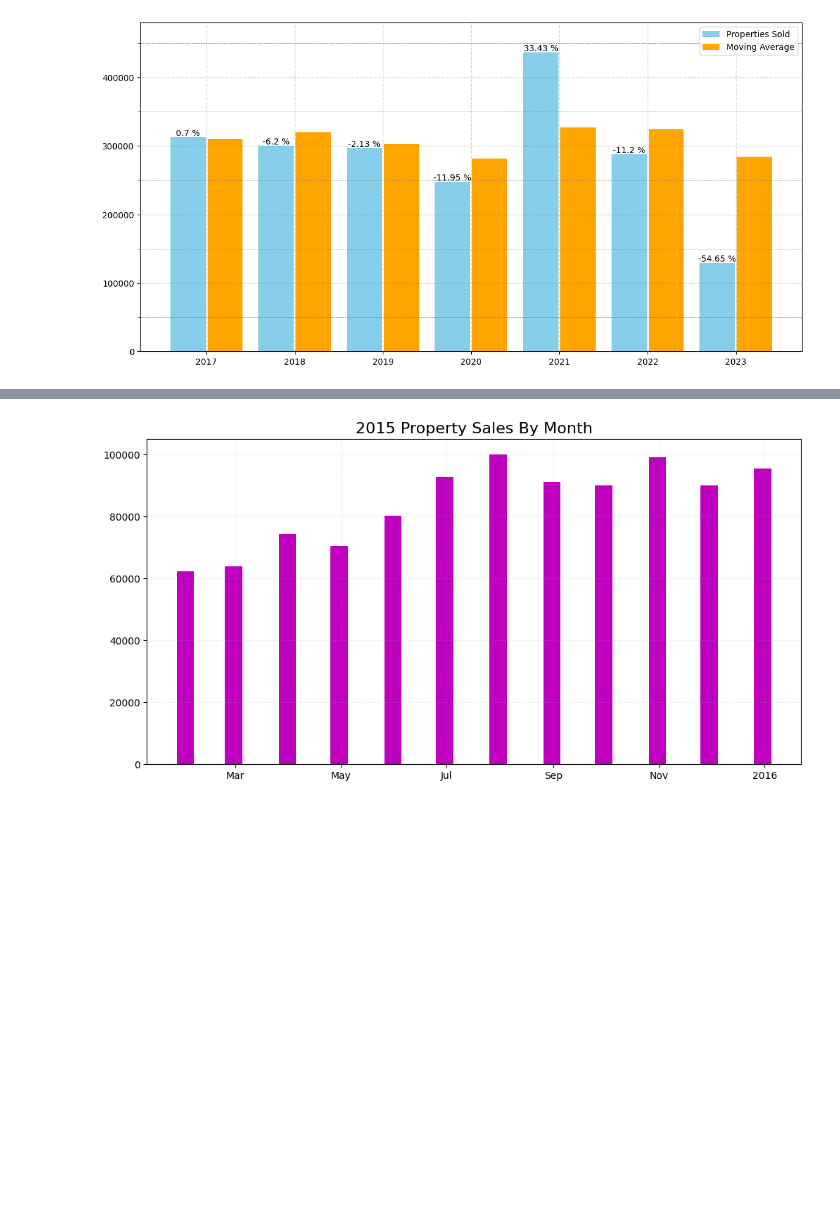
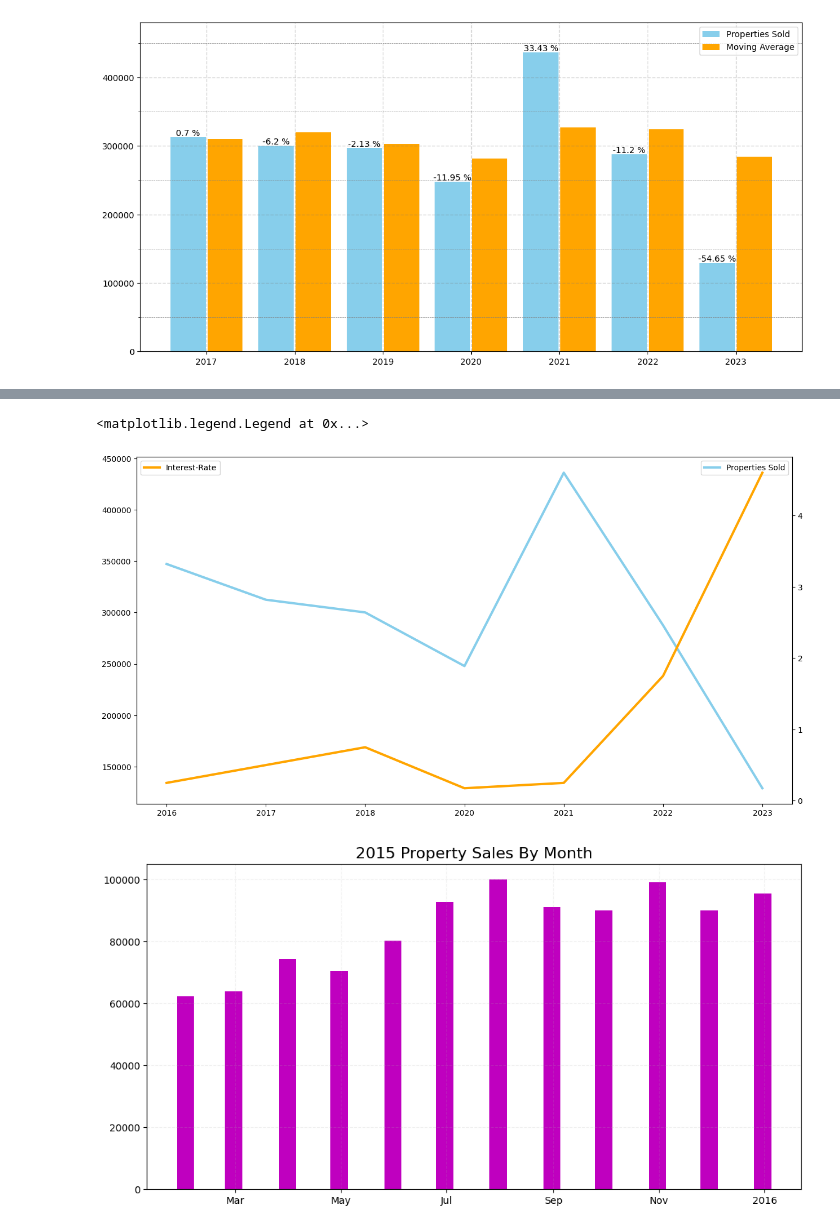
Before and after one commit to Dan-Mihaylov/Economic-Data-Analysis, a Jupyter notebook: uk_house_market_data_analysis.ipynb, the cells around one changed output, grey strips where cells are left out. Drawn from its saved outputs; the diff is of its cells as text; code cells hidden in the pictures; blank space fills up the shorter version.

Commit message:
Finding correlation
Finding correlation between properties sold and interest rates

```diff
--- a/uk_house_market_data_analysis.ipynb
+++ b/uk_house_market_data_analysis.ipynb
@@ -182,3 +189,41 @@ plt.show()
+# %%
+# Read the data and format it to what we need
+interest_rates_data = pd.read_csv('datasets/Bank Rate history and data Bank of England Database.csv')
+
+interest_rates_data['Date Changed'] = pd.to_datetime(interest_rates_data['Date Changed'])
+
+yearly_average_interest_rates = interest_rates_data['Rate'].groupby(interest_rates_data['Date Changed'].dt.strftime('%Y')).mean().to_frame()
+
+
+yearly_average_interest_rates_2015_2023 = yearly_average_interest_rates.loc[yearly_average_interest_rates.index >= '2015']
+
+properties_sold_till_may_frame = pd.Series(yearly_properties_sold_until_may).to_frame(name='Sold').drop(index=['2015'])
+
+
+correlation = yearly_average_interest_rates_2015_2023['Rate'].corr(
+    properties_sold_till_may_frame['Sold']
+)
+
+concatenated_frame = pd.concat(
+    [
+        properties_sold_till_may_frame,
+        yearly_average_interest_rates_2015_2023
+     ],
+    axis=1
+).dropna()
+
+# Plot it on a shared x-axis
+fig, ax = plt.subplots(figsize=(15, 8), sharey=True)
+
+ax2 = ax.twinx()
+ax.plot(concatenated_frame['Sold'], label='Properties Sold', color='skyblue', lw=3)
+ax2.plot(concatenated_frame['Rate'], label='Interest-Rate', color='orange', lw=3)
+
+ax.legend()
+ax2.legend()
+# %% [output]
+<matplotlib.legend.Legend at 0x...>
+[figure, added]
 # %%
 data_for_2015 = yearly_data_since_2015['sales_data_2015'].copy()
 data_for_2015['date_of_sale'] = pd.to_datetime(data_for_2015['date_of_sale'])
```
Also changed, not shown: parts of 2 cells of this notebook.
